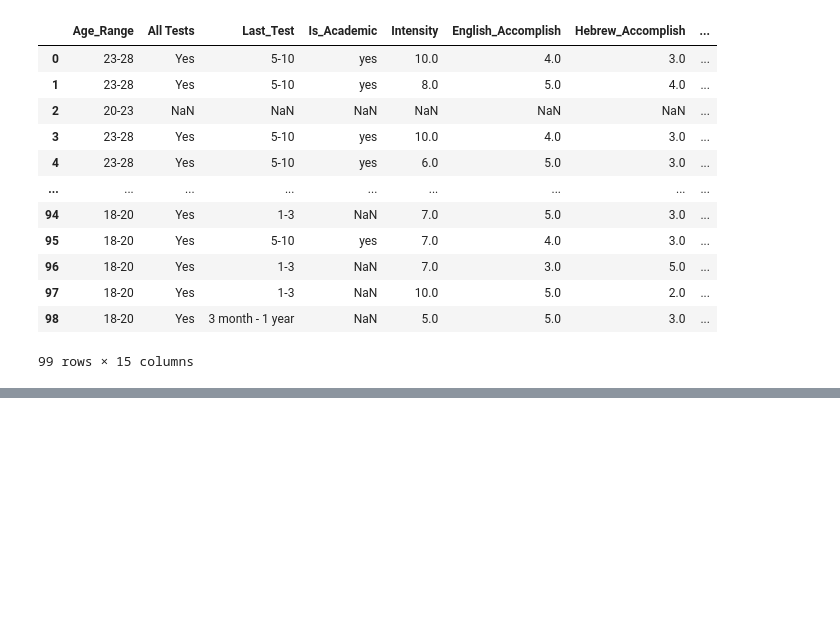
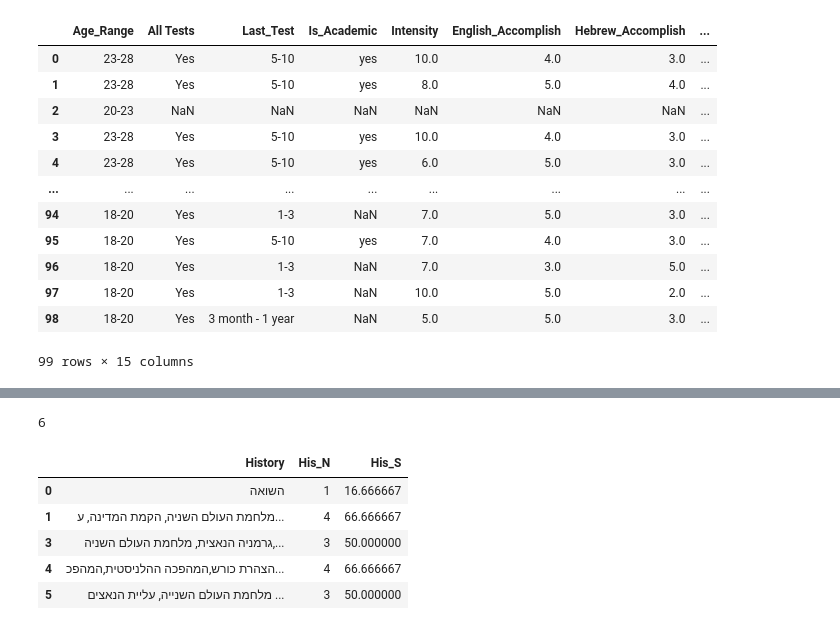
Before and after one commit to matantsour/Core_Studies_Memory_Analysis, a Jupyter notebook: Core_Studies_Memory_Analysis.ipynb, the cells around one changed output, grey strips where cells are left out. Drawn from its saved outputs; the diff is of its cells as text; code cells hidden in the pictures; blank space fills up the shorter version.

```diff
--- a/Core_Studies_Memory_Analysis.ipynb
+++ b/Core_Studies_Memory_Analysis.ipynb
@@ -35,0 +212,5 @@ responses
+# %%
+#lit
+responses['Lit_1_S']=responses['Lit_1'].apply(lambda x: 0 if  pd.isnull(x) else x*10)
+responses['Lit_2_S']=responses['Lit_2'].apply(lambda x: 0 if  pd.isnull(x) else x*10)
+responses[['Lit_1','Lit_2','Lit_1_S','Lit_2_S']].tail(3)
@@ -35,0 +238,6 @@ responses
+# %%
+def how_much_topics(line):
+    if pd.isnull(line):
+        return 0
+    else:
+        return len(str(line).split(','))
@@ -35,0 +255,15 @@ responses
+# %%
+max_topic=responses['His_N'].max()
+max_topic
+# %% [output]
+6
+# %%
+responses['His_S']=responses['His_N'] *100/max_topic
+responses.loc[~responses['History'].isna(),['History','His_N','His_S']].head(5)
+# %% [output]
+|  | History | His_N | His_S |
+| 0 | השואה | 1 | 16.666667 |
+| 1 | מלחמת העולם השניה, הקמת המדינה, ע... | 4 | 66.666667 |
+| 3 | גרמניה הנאצית, מלחמת העולם השניה,... | 3 | 50.000000 |
+| 4 | הצהרת כורש,המהפכה ההלניסטית,המהפכ... | 4 | 66.666667 |
+| 5 | מלחמת העולם השנייה, עליית הנאצים ... | 3 | 50.000000 |
```
Also changed, not shown: parts of 63 cells of this notebook.
